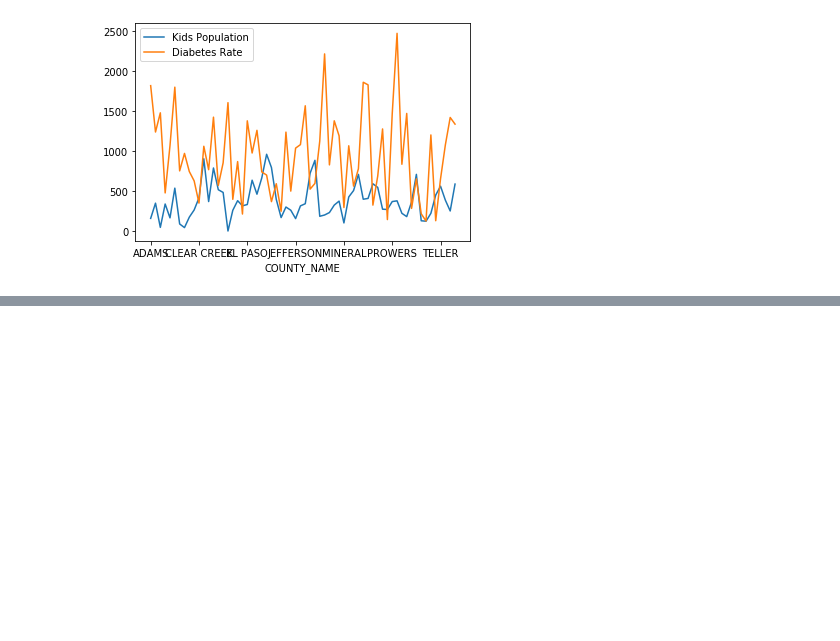
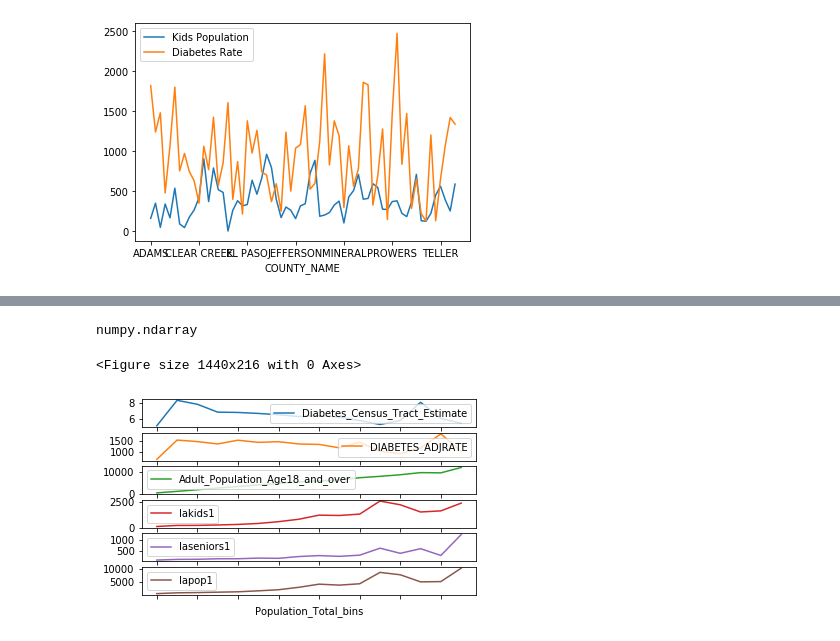
Before and after one commit to Ryan-Eberle/Diabetes-Demographics-in-Colorado, a Jupyter notebook: Diabetes_age_analysis.ipynb, the cells around one changed output, grey strips where cells are left out. Drawn from its saved outputs; the diff is of its cells as text; code cells hidden in the pictures; blank space fills up the shorter version.

Commit message:
have all graphs, need to add labels and ticks

```diff
--- a/Diabetes_age_analysis.ipynb
+++ b/Diabetes_age_analysis.ipynb
@@ -194,9 +190,10 @@ combined_data_df.head()
 data_pop_bins = combined_data_df.groupby("Population_Total_bins")
 
 # Find how many rows fall into each bin
-print(data_pop_bins["DIABETES_ADJRATE"].count())
+#print(data_pop_bins["DIABETES_ADJRATE"].count())
 
 # Get the average of each column within the GroupBy object
-data_pop_bins[["Diabetes_Census_Tract_Estimate","DIABETES_ADJRATE", "Adult_Population_Age18_and_over",
+a = data_pop_bins[["Diabetes_Census_Tract_Estimate","DIABETES_ADJRATE", "Adult_Population_Age18_and_over",
                "lakids1","laseniors1", "lapop1"]].mean()
+a
 # %% [output]
@@ -241,3 +220,14 @@ See the caveats in the documentation: https://pandas.pydata.org/pandas-docs/stab
 | 13k to 13999 | 8.100000 | 1165.200000 | 9796.000000 | 1544.933752 | 605.676423 | ... |
 | 14k to 14999 | 6.100000 | 1841.160000 | 9686.000000 | 1654.242440 | 303.804419 | ... |
 | 15k to 15999 | 5.500000 | 1016.320000 | 12137.000000 | 2418.896889 | 1233.074537 | ... |
+# %%
+plt.figure(figsize = (20,3))
+
+axes = a.plot(subplots = True)
+
+
+type(axes)
+# %% [output]
+numpy.ndarray
+<Figure size 1440x216 with 0 Axes>
+[figure, added]
```
Also changed, not shown: parts of 12 cells of this notebook.
